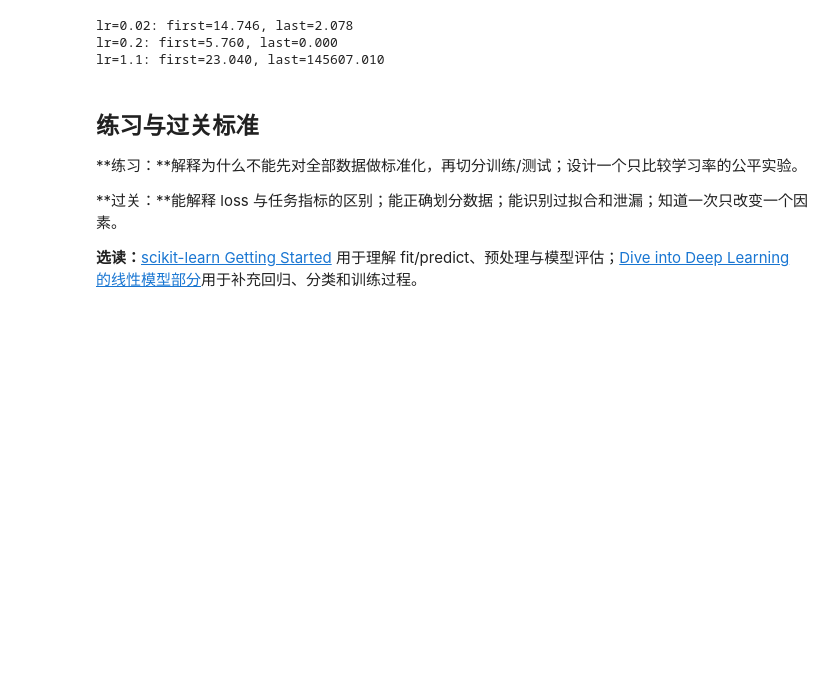
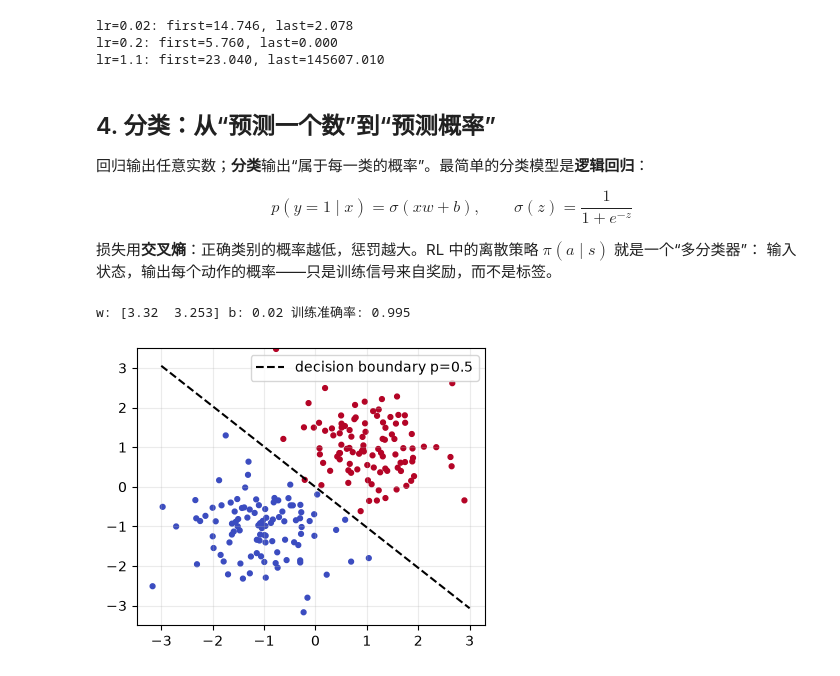
Before and after one commit to Hibangtal/Deep-Reinforcement-Learning-Hands-On-Third-Edition, a Jupyter notebook: my_learning/01_prerequisites/Prerequisite05_Machine_Learning.ipynb, the cells around one changed output. Drawn from its saved outputs; the diff is of its cells as text; code cells hidden in the pictures; blank space fills up the shorter version.

```diff
--- a/my_learning/01_prerequisites/Prerequisite05_Machine_Learning.ipynb
+++ b/my_learning/01_prerequisites/Prerequisite05_Machine_Learning.ipynb
@@ -70,10 +70,37 @@ lr=0.02: first=14.746, last=2.078
 lr=0.2: first=5.760, last=0.000
 lr=1.1: first=23.040, last=145607.010
 # %% [markdown]
-## 练习与过关标准
+## 4. 分类：从“预测一个数”到“预测概率”
 
-**练习：**解释为什么不能先对全部数据做标准化，再切分训练/测试；设计一个只比较学习率的公平实验。
+回归输出任意实数；**分类**输出“属于每一类的概率”。最简单的分类模型是**逻辑回归**：
 
-**过关：**能解释 loss 与任务指标的区别；能正确划分数据；能识别过拟合和泄漏；知道一次只改变一个因素。
+$$p(y=1\mid x)=\sigma(xw+b),\qquad \sigma(z)=\frac{1}{1+e^{-z}}$$
 
-**选读：**[scikit-learn Getting Started](https://scikit-learn.org/stable/getting_started.html) 用于理解 fit/predict、预处理与模型评估；[Dive into Deep Learning 的线性模型部分](https://d2l.ai/chapter_linear-classification/)用于补充回归、分类和训练过程。
+损失用**交叉熵**：正确类别的概率越低，惩罚越大。RL 中的离散策略 $\pi(a\mid s)$ 就是一个“多分类器”：
+输入状态，输出每个动作的概率——只是训练信号来自奖励，而不是标签。
+# %%
+import numpy as np
+import matplotlib.pyplot as plt
+
+rng = np.random.default_rng(1)
+n = 200
+x0 = rng.normal([-1.0, -1.0], 0.8, size=(n // 2, 2))
+x1 = rng.normal([1.2, 1.0], 0.8, size=(n // 2, 2))
+X = np.vstack([x0, x1]); y = np.r_[np.zeros(n // 2), np.ones(n // 2)]
+
+w, b, lr = np.zeros(2), 0.0, 0.5
+for _ in range(300):
+    p = 1 / (1 + np.exp(-(X @ w + b)))
+    w -= lr * X.T @ (p - y) / n          # 交叉熵对 w 的梯度
+    b -= lr * np.mean(p - y)
+accuracy = np.mean((p > 0.5) == y)
+print("w:", np.round(w, 3), "b:", round(b, 3), "训练准确率:", accuracy)
+
+xs = np.linspace(-3, 3, 50)
+plt.figure(figsize=(4.5, 3.6))
+plt.scatter(X[:, 0], X[:, 1], c=y, cmap="coolwarm", s=12)
+plt.plot(xs, -(w[0] * xs + b) / w[1], "k--", label="decision boundary p=0.5")
+plt.ylim(-3.5, 3.5); plt.legend(); plt.grid(alpha=.25); plt.show(); plt.close()
+# %% [output]
+w: [3.32  3.253] b: 0.02 训练准确率: 0.995
+[figure, added]
```
Also changed, not shown: parts of 15 cells of this notebook, 57 other files.
